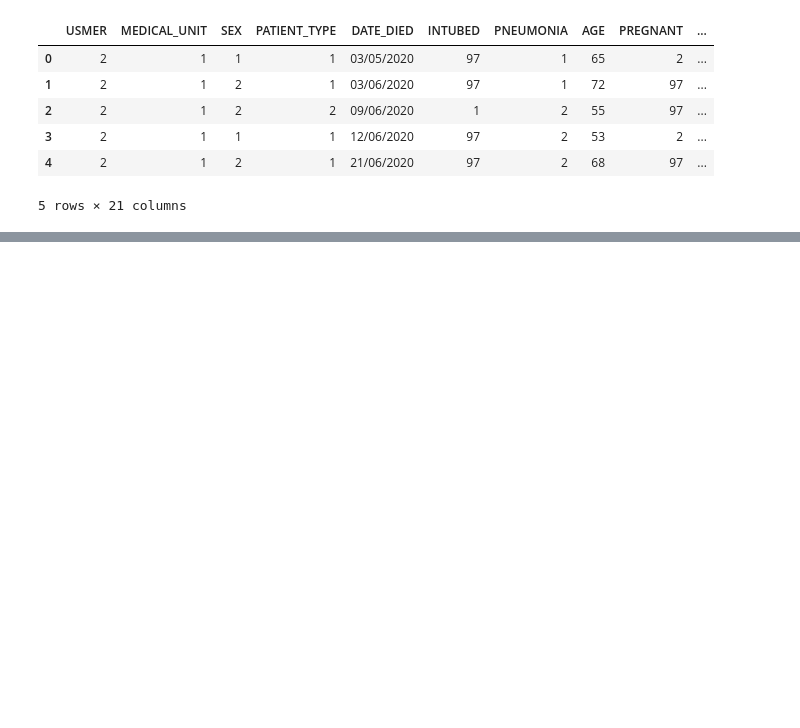
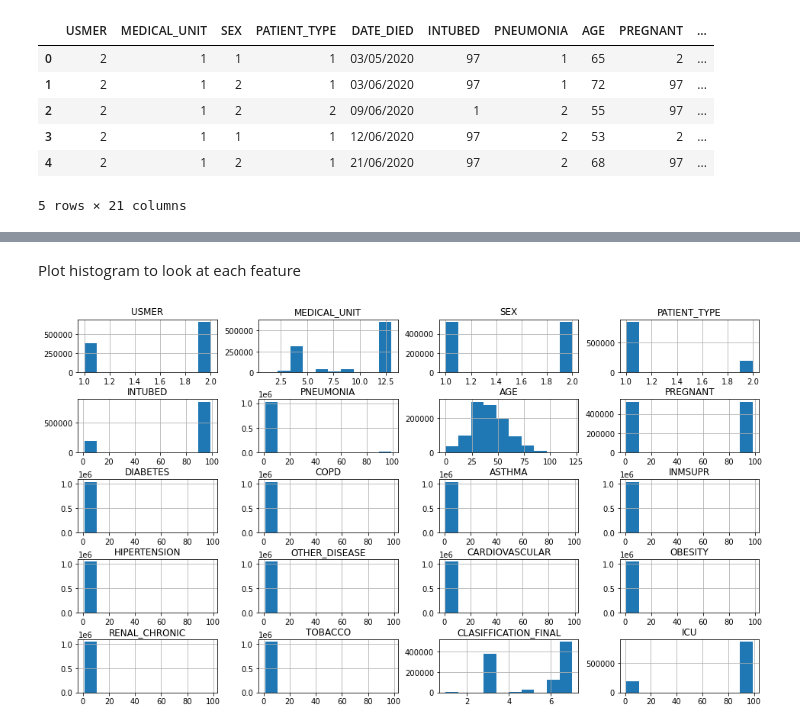
Before and after one commit to azadehansari/CapstoneProject2-COVID_Analysis, a Jupyter notebook: notebooks/Data_Wrandling.ipynb, the cells around one changed output, grey strips where cells are left out. Saved outputs shown, nothing was run; the diff lists cells and outputs as text; code cells hidden in the pictures; blank space fills up the shorter version.

```diff
--- a/notebooks/Data_Wrandling.ipynb
+++ b/notebooks/Data_Wrandling.ipynb
@@ -14,0 +47,8 @@ df.head()
+# %% [markdown]
+Plot histogram to look at each feature
+# %%
+df.hist(figsize=(16,9))
+plt.subplots_adjust(hspace=0.5)
+plt.show()
+# %% [output]
+[figure, added]
```
Also changed, not shown: parts of 51 cells of this notebook, 2 other files.
